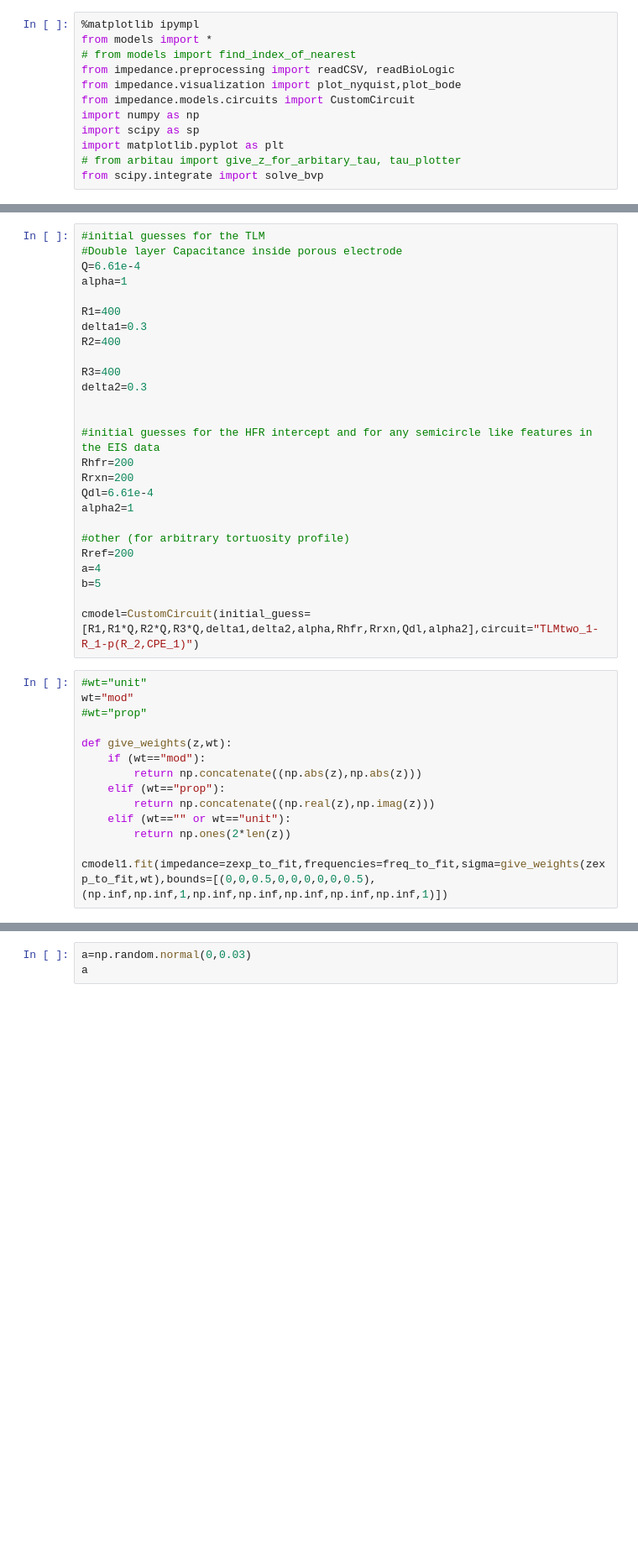
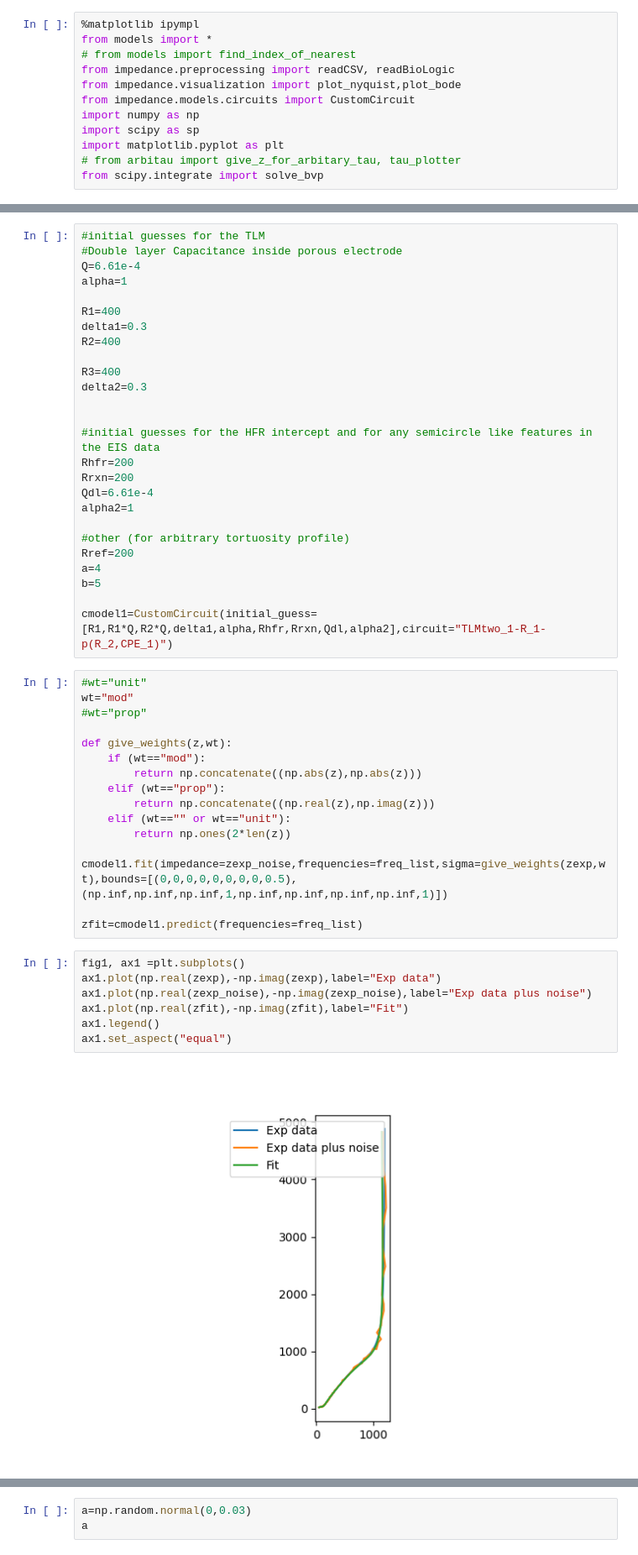
Before and after one commit to Yugal0/fitting-final, a Jupyter notebook: Noise added/2step.ipynb, the cells around one changed output, grey strips where cells are left out. Shown at 84% size. Cells and saved outputs as stored; diff of their text form; blank space fills up the shorter version.

```diff
--- a/Noise added/2step.ipynb
+++ b/Noise added/2step.ipynb
@@ -62,7 +64,7 @@ Rref=200
 a=4
 b=5
 
-cmodel=CustomCircuit(initial_guess=[R1,R1*Q,R2*Q,R3*Q,delta1,delta2,alpha,Rhfr,Rrxn,Qdl,alpha2],circuit="TLMtwo_1-R_1-p(R_2,CPE_1)")
+cmodel1=CustomCircuit(initial_guess=[R1,R1*Q,R2*Q,delta1,alpha,Rhfr,Rrxn,Qdl,alpha2],circuit="TLMtwo_1-R_1-p(R_2,CPE_1)")
 # %%
 #wt="unit"
 wt="mod"
@@ -76,4 +78,15 @@ def give_weights(z,wt):
     elif (wt=="" or wt=="unit"):
         return np.ones(2*len(z))
 
-cmodel1.fit(impedance=zexp_to_fit,frequencies=freq_to_fit,sigma=give_weights(zexp_to_fit,wt),bounds=[(0,0,0.5,0,0,0,0,0,0.5),(np.inf,np.inf,1,np.inf,np.inf,np.inf,np.inf,np.inf,1)])
+cmodel1.fit(impedance=zexp_noise,frequencies=freq_list,sigma=give_weights(zexp,wt),bounds=[(0,0,0,0,0,0,0,0,0.5),(np.inf,np.inf,np.inf,1,np.inf,np.inf,np.inf,np.inf,1)])
+
+zfit=cmodel1.predict(frequencies=freq_list)
+# %%
+fig1, ax1 =plt.subplots()
+ax1.plot(np.real(zexp),-np.imag(zexp),label="Exp data")
+ax1.plot(np.real(zexp_noise),-np.imag(zexp_noise),label="Exp data plus noise")
+ax1.plot(np.real(zfit),-np.imag(zfit),label="Fit")
+ax1.legend()
+ax1.set_aspect("equal")
+# %% [output]
+[figure, added]
```
Also changed, not shown: parts of 2 cells of this notebook.
